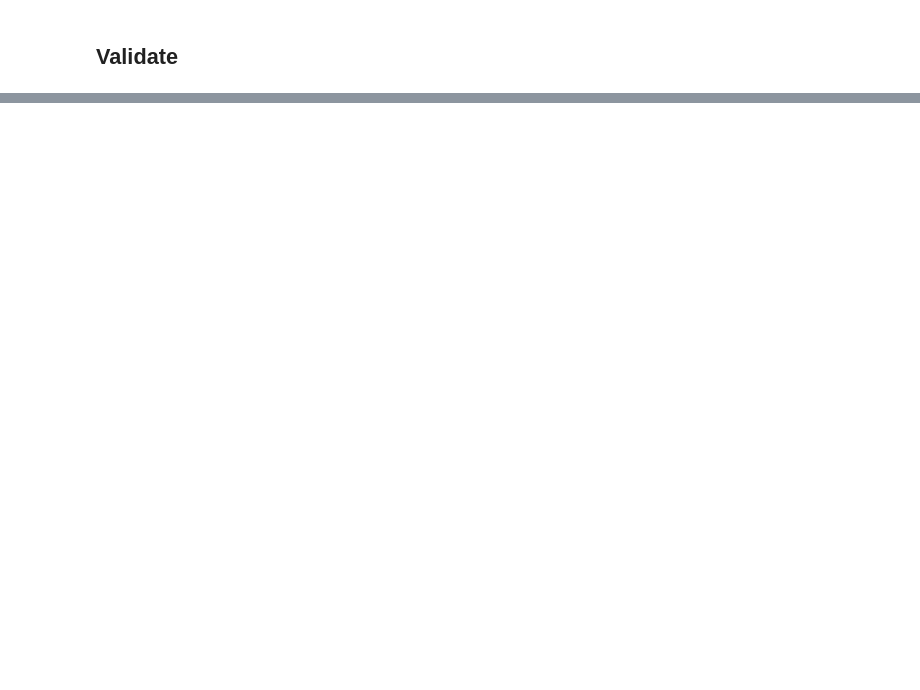
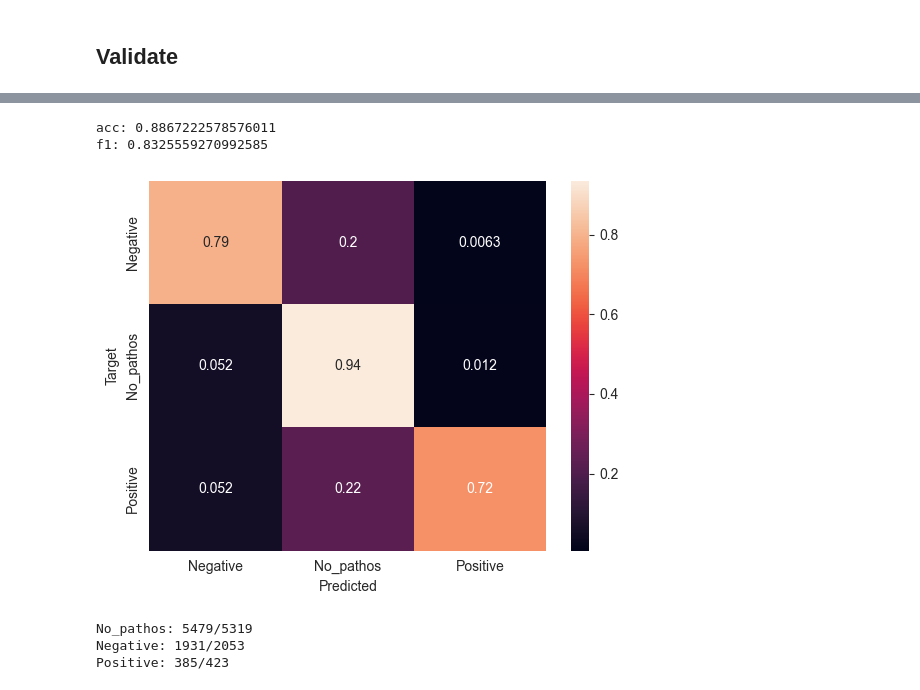
Before and after one commit to japarty/looptune, a Jupyter notebook: Finetuning with Trainer - looped.ipynb, the cells around one changed output, grey strips where cells are left out. Drawn from its saved outputs; the diff is of its cells as text; code cells hidden in the pictures; blank space fills up the shorter version.

```diff
--- a/Finetuning with Trainer - looped.ipynb
+++ b/Finetuning with Trainer - looped.ipynb
@@ -285,0 +307,33 @@ KeyboardInterrupt:
+# %%
+# Load PolarIs-Pathos to df
+# source: https://github.com/kaatkaa/PolarIs-Corpora/blob/main/PolarIs-Full-Corpus/PolarIs-Full-Corpus-Pathos/PolarIs-Pathos.xlsx
+if colab:
+    from google.colab import drive
+    drive.mount('/content/drive')
+    data_path = 'drive/MyDrive/master_lm/PolarIs-Pathos.xlsx'
+else:
+    data_path = 'data/PolarIs-Pathos.xlsx'
+
+df = pd.read_excel(data_path)
+df['label'] = df[['No_pathos', 'Positive', 'Negative']].idxmax(axis=1)
+df = df.rename(columns={'Sentence':'sentence'})
+
+checkpoint_path = 'output/models/michellejieli/emotion_text_classifier_2024-04-11_09-02/checkpoints/checkpoint-15590'
+# checkpoint_path = 'output/models/michellejieli/emotion_text_classifier_2024-04-11_09-02'
+predicted, val_labels = validate_from_row(checkpoint_path, df)
+
+print(f'No_pathos: {len([i for i in predicted if i=='No_pathos'])}/{len([i for i in val_labels if i=='No_pathos'])}')
+print(f'Negative: {len([i for i in predicted if i=='Negative'])}/{len([i for i in val_labels if i=='Negative'])}')
+print(f'Positive: {len([i for i in predicted if i=='Positive'])}/{len([i for i in val_labels if i=='Positive'])}')
+# %% [output]
+acc: 0.8867222578576011
+f1: 0.8325559270992585
+[figure, added]
+# %%
+print(f'No_pathos: {len([i for i in predicted if i=='No_pathos'])}/{len([i for i in val_labels if i=='No_pathos'])}')
+print(f'Negative: {len([i for i in predicted if i=='Negative'])}/{len([i for i in val_labels if i=='Negative'])}')
+print(f'Positive: {len([i for i in predicted if i=='Positive'])}/{len([i for i in val_labels if i=='Positive'])}')
+# %% [output]
+No_pathos: 5479/5319
+Negative: 1931/2053
+Positive: 385/423
```
Also changed, not shown: parts of 7 cells of this notebook, 2 other files.
